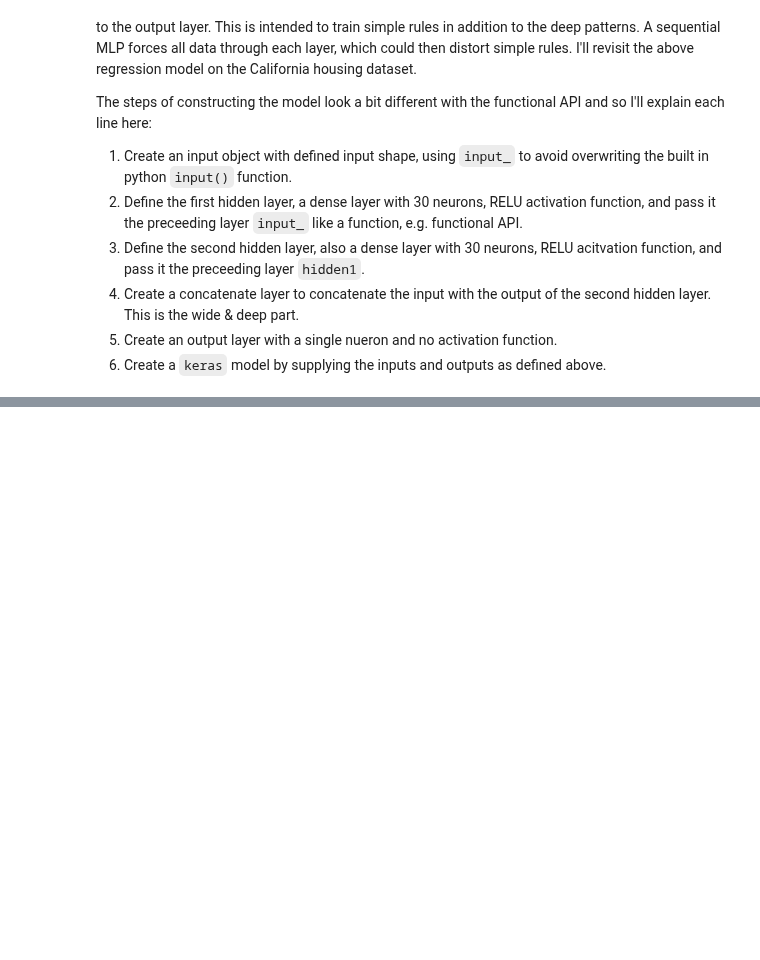
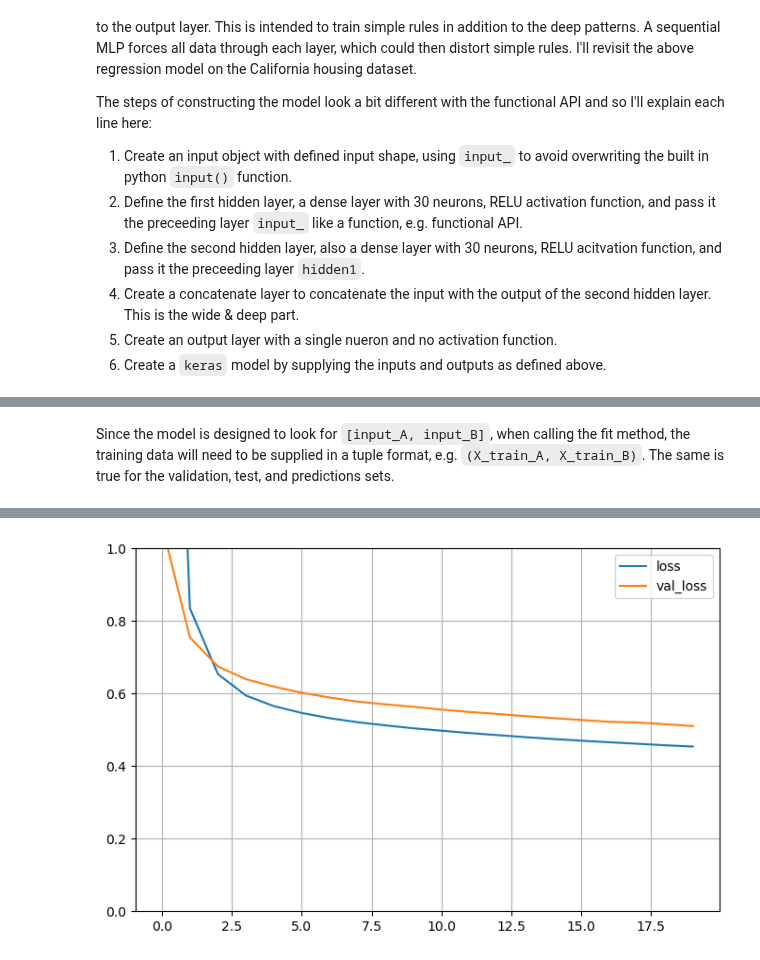
Before and after one commit to mcnewcp/book-geron-ml-sklearn-keras-tensorflow, a Jupyter notebook: 10-intro-ann-keras.ipynb, the cells around one changed output, grey strips where cells are left out. Drawn from its saved outputs; the diff is of its cells as text; code cells hidden in the pictures; blank space fills up the shorter version.

Commit message:
multiple inputs

```diff
--- a/10-intro-ann-keras.ipynb
+++ b/10-intro-ann-keras.ipynb
@@ -330,0 +375,34 @@ model = keras.Model(inputs=[input_], outputs=[output])
+# %%
+input_A = keras.layers.Input(shape=X_train[:, :5].shape[1:], name="wide_input")
+input_B = keras.layers.Input(shape=X_train[:, 4:].shape[1:], name="deep_input")
+hidden1 = keras.layers.Dense(30, activation="relu")(input_B)
+hidden2 = keras.layers.Dense(10, activation="relu")(hidden1)
+concat = keras.layers.Concatenate()([hidden2, input_A])
+output = keras.layers.Dense(1, name="output")(concat)
+model = keras.Model(inputs=[input_A, input_B], outputs=[output])
+
+model.compile(loss="mse", optimizer=keras.optimizers.SGD(learning_rate=1e-3))
+# %% [markdown]
+Since the model is designed to look for `[input_A, input_B]`, when calling the fit method, the training data will need to be supplied in a tuple format, e.g. `(X_train_A, X_train_B)`. The same is true for the validation, test, and predictions sets.
+# %%
+X_train_A, X_train_B = X_train[:, :5], X_train[:, 4:]
+X_valid_A, X_valid_B = X_valid[:, :5], X_valid[:, 4:]
+X_test_A, X_test_B = X_test[:, :5], X_test[:, 4:]
+X_new_A, X_new_B = X_test_A[:3], X_test_B[:3]
+
+history = model.fit(
+    (X_train_A, X_train_B),
+    y_train,
+    epochs=20,
+    validation_data=((X_valid_A, X_valid_B), y_valid),
+)
+
+mse_test = model.evaluate((X_test_A, X_test_B), y_test)
+y_pred = model.predict((X_new_A, X_new_B))
+print("Test MSE: ", round(mse_test, 4))
+
+pd.DataFrame(history.history).plot(figsize=(8, 5))
+plt.grid(True)
+plt.gca().set_ylim(0, 1)
+plt.show()
+# %% [output]
@@ -330,0 +426 @@ model = keras.Model(inputs=[input_], outputs=[output])
+[figure, added]
```
Also changed, not shown: parts of 6 cells of this notebook.
